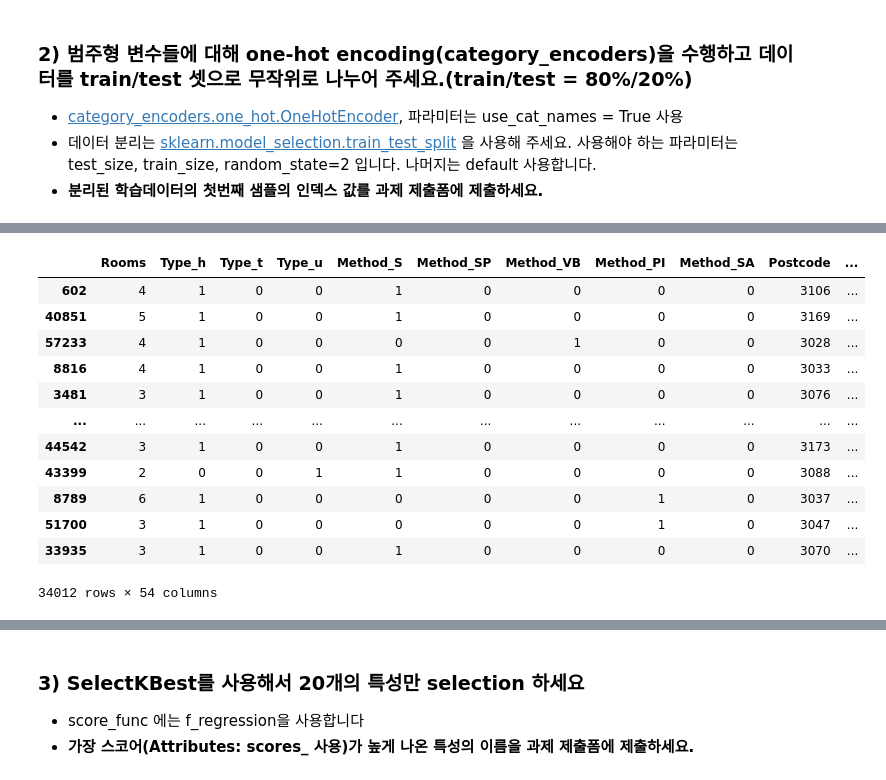
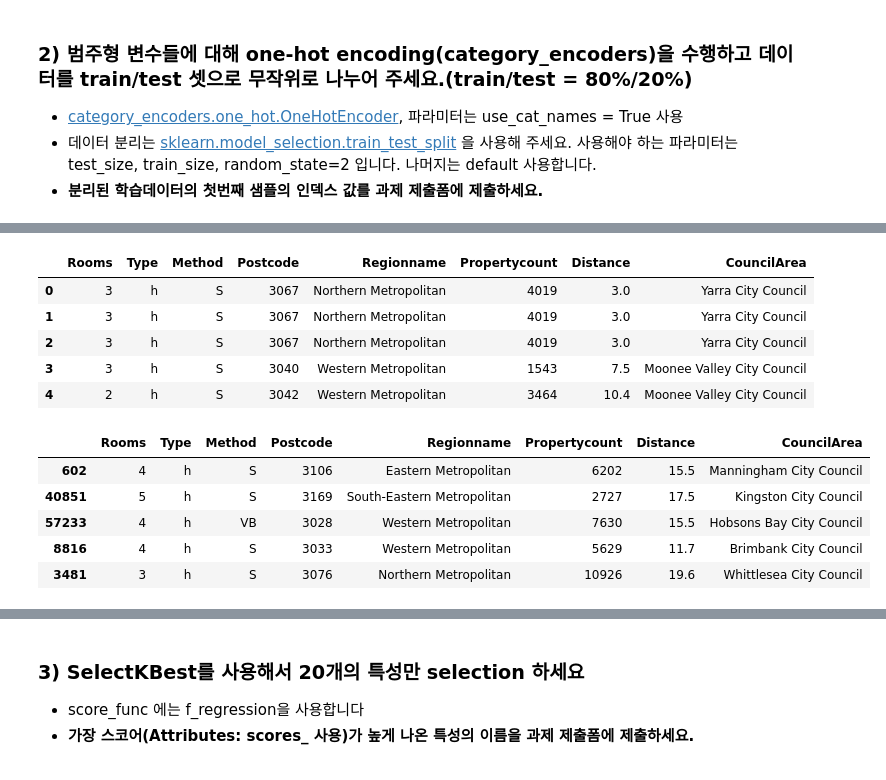
Before and after one commit to ms2288/n21x, a Jupyter notebook: n213-ridge-regression/n213a-ridge-regression.ipynb, the cells around one changed output, grey strips where cells are left out. Saved outputs shown, nothing was run; the diff lists cells and outputs as text; code cells hidden in the pictures.

```diff
--- a/n213-ridge-regression/n213a-ridge-regression.ipynb
+++ b/n213-ridge-regression/n213a-ridge-regression.ipynb
@@ -67,11 +58,3 @@ df
 # %% [markdown]
 ### 1) 데이터의 특성을 파악하기 위해 pandas_profiling을 사용해 보세요.
 - **범주형 특성으로 원핫인코딩을 할 수 있는 특성의 전체 개수를 과제 제출폼에 제출하세요.**
-# %%
-## import OneHotEncoder
-from category_encoders import OneHotEncoder
-
-## 원핫 인코딩
-encoder = OneHotEncoder(use_cat_names = True)
-df = encoder.fit_transform(df)
-df
@@ -98,3 +77,7 @@ y = df[target]
 - [category_encoders.one_hot.OneHotEncoder](https://contrib.scikit-learn.org/category_encoders/onehot.html#one-hot), 파라미터는 use_cat_names = True 사용
 - 데이터 분리는 [sklearn.model_selection.train_test_split](https://scikit-learn.org/stable/modules/generated/sklearn.model_selection.train_test_split.html?highlight=train%20test%20split#sklearn-model-selection-train-test-split) 을 사용해 주세요. 사용해야 하는 파라미터는 test_size, train_size, random_state=2 입니다. 나머지는 default 사용합니다.
 - **분리된 학습데이터의 첫번째 샘플의 인덱스 값를 과제 제출폼에 제출하세요.**
+# %%
+target='Price'
+df_target = df[['Price']]
+df_feature = df.drop(columns=target)
@@ -101,19 +93,21 @@ y = df[target]
+# %%
+df_feature.head()
+# %% [output]
+|  | Rooms | Type | Method | Postcode | Regionname | Propertycount | Distance | CouncilArea |
+| 0 | 3 | h | S | 3067 | Northern Metropolitan | 4019 | 3.0 | Yarra City Council |
+| 1 | 3 | h | S | 3067 | Northern Metropolitan | 4019 | 3.0 | Yarra City Council |
+| 2 | 3 | h | S | 3067 | Northern Metropolitan | 4019 | 3.0 | Yarra City Council |
+| 3 | 3 | h | S | 3040 | Western Metropolitan | 1543 | 7.5 | Moonee Valley City Council |
+| 4 | 2 | h | S | 3042 | Western Metropolitan | 3464 | 10.4 | Moonee Valley City Council |
 # %%
 from sklearn.model_selection import train_test_split
-X_train, X_test, y_train, y_test = train_test_split(X,y, test_size=0.2,train_size=0.8,random_state=2)
+X_train, X_test, y_train, y_test = train_test_split(df_feature,df_target, test_size=0.2,random_state=2)
 # %%
-X_train
+X_train.head()
 # %% [output]
-|  | Rooms | Type_h | Type_t | Type_u | Method_S | Method_SP | Method_VB | Method_PI | Method_SA | Postcode | ... |
-| 602 | 4 | 1 | 0 | 0 | 1 | 0 | 0 | 0 | 0 | 3106 | ... |
-| 40851 | 5 | 1 | 0 | 0 | 1 | 0 | 0 | 0 | 0 | 3169 | ... |
-| 57233 | 4 | 1 | 0 | 0 | 0 | 0 | 1 | 0 | 0 | 3028 | ... |
-| 8816 | 4 | 1 | 0 | 0 | 1 | 0 | 0 | 0 | 0 | 3033 | ... |
-| 3481 | 3 | 1 | 0 | 0 | 1 | 0 | 0 | 0 | 0 | 3076 | ... |
-| ... | ... | ... | ... | ... | ... | ... | ... | ... | ... | ... | ... |
-| 44542 | 3 | 1 | 0 | 0 | 1 | 0 | 0 | 0 | 0 | 3173 | ... |
-| 43399 | 2 | 0 | 0 | 1 | 1 | 0 | 0 | 0 | 0 | 3088 | ... |
-| 8789 | 6 | 1 | 0 | 0 | 0 | 0 | 0 | 1 | 0 | 3037 | ... |
-| 51700 | 3 | 1 | 0 | 0 | 0 | 0 | 0 | 1 | 0 | 3047 | ... |
-| 33935 | 3 | 1 | 0 | 0 | 1 | 0 | 0 | 0 | 0 | 3070 | ... |
+|  | Rooms | Type | Method | Postcode | Regionname | Propertycount | Distance | CouncilArea |
+| 602 | 4 | h | S | 3106 | Eastern Metropolitan | 6202 | 15.5 | Manningham City Council |
+| 40851 | 5 | h | S | 3169 | South-Eastern Metropolitan | 2727 | 17.5 | Kingston City Council |
+| 57233 | 4 | h | VB | 3028 | Western Metropolitan | 7630 | 15.5 | Hobsons Bay City Council |
+| 8816 | 4 | h | S | 3033 | Western Metropolitan | 5629 | 11.7 | Brimbank City Council |
+| 3481 | 3 | h | S | 3076 | Northern Metropolitan | 10926 | 19.6 | Whittlesea City Council |
-34012 rows × 54 columns
```
Also changed, not shown: parts of 21 cells of this notebook.
